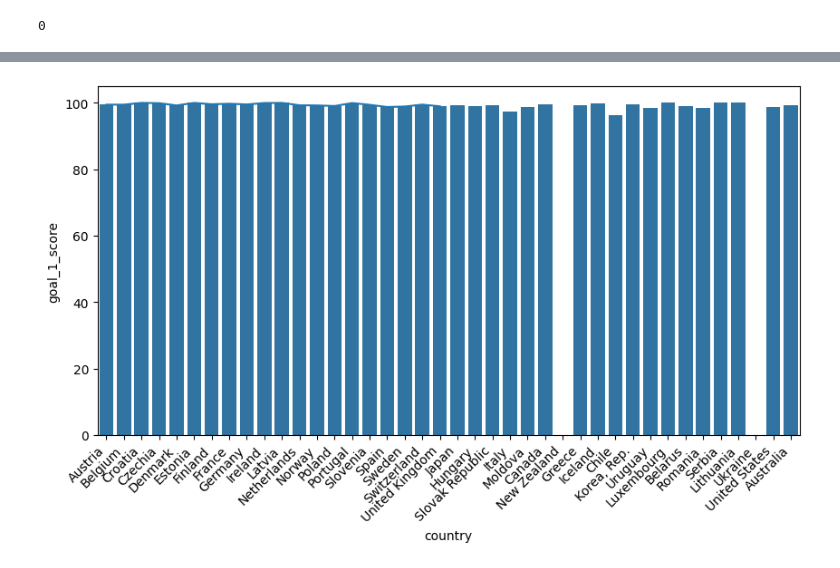
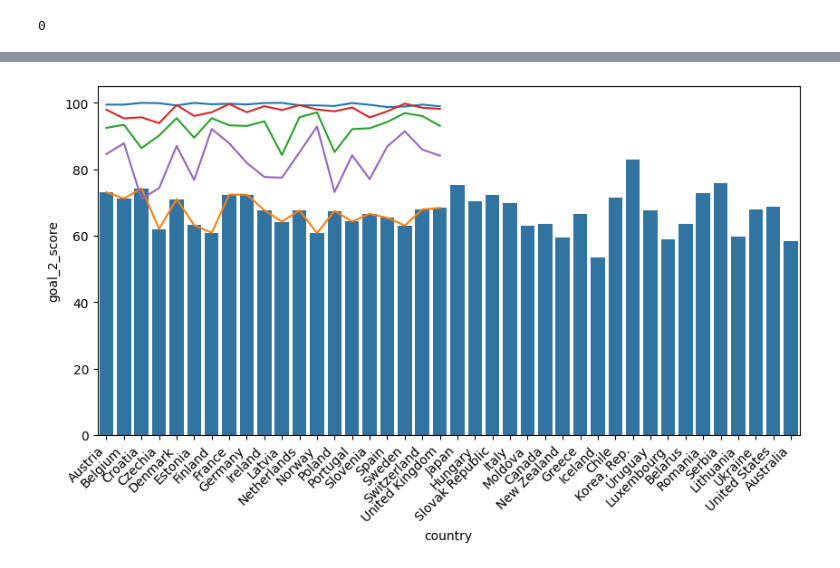
Before and after one commit to MbuyiseloNtando/Sustainable-development-report-2000-2023-, a Jupyter notebook: new.ipynb, the cells around one changed output, grey strips where cells are left out. Saved outputs shown, nothing was run; the diff lists cells and outputs as text; code cells hidden in the pictures.

```diff
--- a/new.ipynb
+++ b/new.ipynb
@@ -39,6 +39,6 @@ df.country.duplicated().sum()
 # %% [output]
 0
 # %%
-df1 = df.head(20).groupby("country")["goal_1_score"].mean()
+df1 = df.head(20).groupby("country")[["goal_1_score", "goal_2_score", "goal_3_score", "goal_4_score", "goal_5_score"]].mean()
 df1
 # %% [output]
@@ -67,8 +74,8 @@ import seaborn as sns
 # %%
 fig, axes = plt.subplots(figsize = (10,5))
 axes.plot(df1)
-ax=sns.barplot(data=df.head(40), x=df.head(40).country, y=df.head(40).goal_1_score.dropna(), legend=False)
+ax=sns.barplot(data=df.head(40), x=df.country.head(40), y=df["goal_2_score"].head(40), legend=True)
 plt.xticks(rotation=45, ha='right')
 plt.show()
 # %% [output]
-[figure, old version]
+[figure, new version]
```
Also changed, not shown: parts of 2 cells of this notebook.
